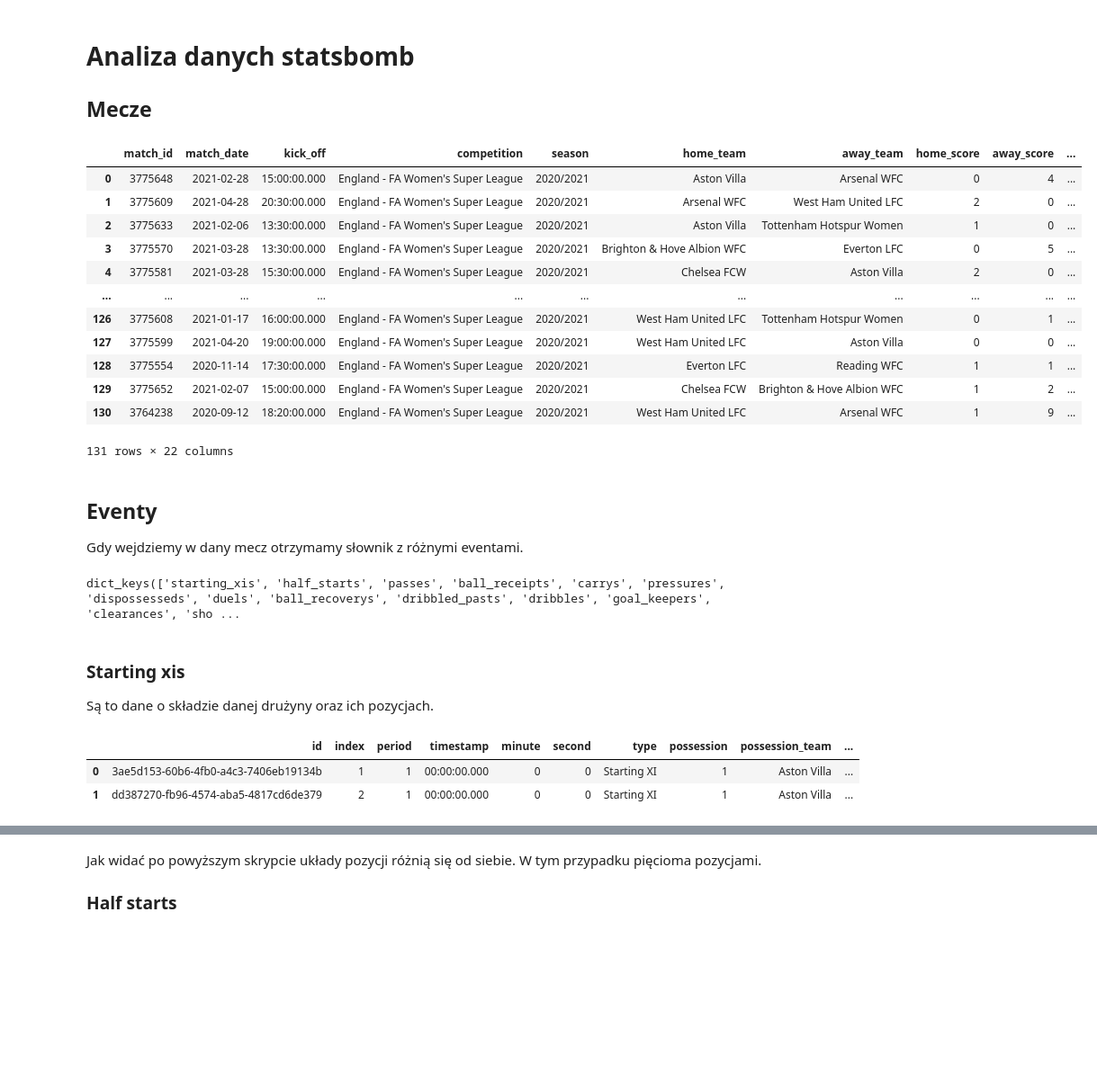
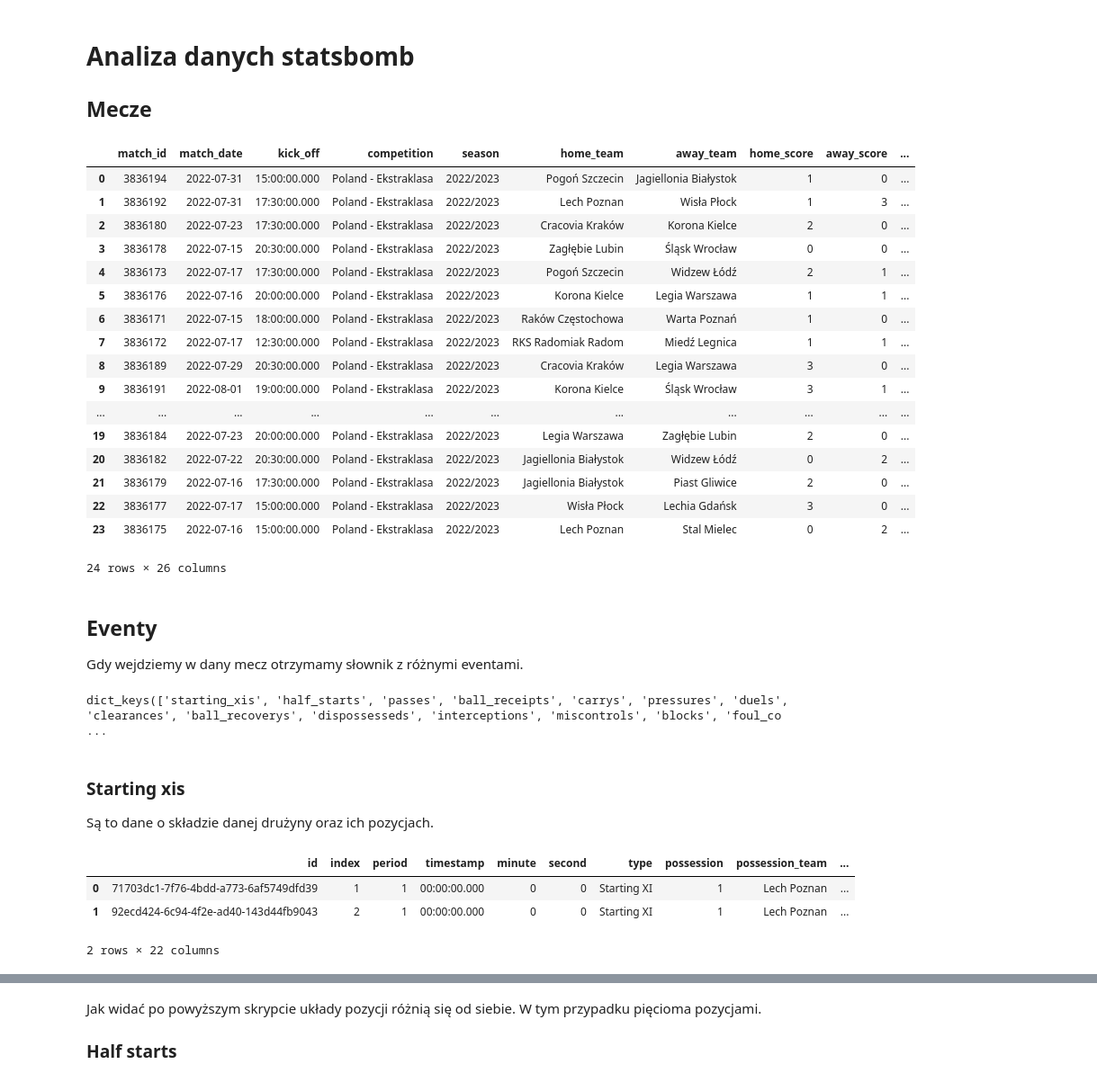
Before and after one commit to mattyl006/sport-data-science, a Jupyter notebook: help/docs/analysis_statsbomb_data.ipynb, the cells around one changed output, grey strips where cells are left out. Shown at 90% size. Drawn from its saved outputs; the diff is of its cells as text; code cells hidden in the pictures; blank space fills up the shorter version.

```diff
--- a/help/docs/analysis_statsbomb_data.ipynb
+++ b/help/docs/analysis_statsbomb_data.ipynb
@@ -5,45 +5,52 @@
 # %%
 import numpy as np
 import pandas as pd
 from statsbombpy import sb
 
 competitions = sb.competitions()
-matches = sb.matches(competition_id=37, season_id=90)
+matches = sb.matches(competition_id=38, season_id=235)
 matches
 # %% [output]
 |  | match_id | match_date | kick_off | competition | season | home_team | away_team | home_score | away_score | ... |
-| 0 | 3775648 | 2021-02-28 | 15:00:00.000 | England - FA Women's Super League | 2020/2021 | Aston Villa | Arsenal WFC | 0 | 4 | ... |
-| 1 | 3775609 | 2021-04-28 | 20:30:00.000 | England - FA Women's Super League | 2020/2021 | Arsenal WFC | West Ham United LFC | 2 | 0 | ... |
-| 2 | 3775633 | 2021-02-06 | 13:30:00.000 | England - FA Women's Super League | 2020/2021 | Aston Villa | Tottenham Hotspur Women | 1 | 0 | ... |
-| 3 | 3775570 | 2021-03-28 | 13:30:00.000 | England - FA Women's Super League | 2020/2021 | Brighton & Hove Albion WFC | Everton LFC | 0 | 5 | ... |
-| 4 | 3775581 | 2021-03-28 | 15:30:00.000 | England - FA Women's Super League | 2020/2021 | Chelsea FCW | Aston Villa | 2 | 0 | ... |
+| 0 | 3836194 | 2022-07-31 | 15:00:00.000 | Poland - Ekstraklasa | 2022/2023 | Pogoń Szczecin | Jagiellonia Białystok | 1 | 0 | ... |
+| 1 | 3836192 | 2022-07-31 | 17:30:00.000 | Poland - Ekstraklasa | 2022/2023 | Lech Poznan | Wisła Płock | 1 | 3 | ... |
+| 2 | 3836180 | 2022-07-23 | 17:30:00.000 | Poland - Ekstraklasa | 2022/2023 | Cracovia Kraków | Korona Kielce | 2 | 0 | ... |
+| 3 | 3836178 | 2022-07-15 | 20:30:00.000 | Poland - Ekstraklasa | 2022/2023 | Zagłębie Lubin | Śląsk Wrocław | 0 | 0 | ... |
+| 4 | 3836173 | 2022-07-17 | 17:30:00.000 | Poland - Ekstraklasa | 2022/2023 | Pogoń Szczecin | Widzew Łódź | 2 | 1 | ... |
+| 5 | 3836176 | 2022-07-16 | 20:00:00.000 | Poland - Ekstraklasa | 2022/2023 | Korona Kielce | Legia Warszawa | 1 | 1 | ... |
+| 6 | 3836171 | 2022-07-15 | 18:00:00.000 | Poland - Ekstraklasa | 2022/2023 | Raków Częstochowa | Warta Poznań | 1 | 0 | ... |
+| 7 | 3836172 | 2022-07-17 | 12:30:00.000 | Poland - Ekstraklasa | 2022/2023 | RKS Radomiak Radom | Miedź Legnica | 1 | 1 | ... |
+| 8 | 3836189 | 2022-07-29 | 20:30:00.000 | Poland - Ekstraklasa | 2022/2023 | Cracovia Kraków | Legia Warszawa | 3 | 0 | ... |
+| 9 | 3836191 | 2022-08-01 | 19:00:00.000 | Poland - Ekstraklasa | 2022/2023 | Korona Kielce | Śląsk Wrocław | 3 | 1 | ... |
 | ... | ... | ... | ... | ... | ... | ... | ... | ... | ... | ... |
-| 126 | 3775608 | 2021-01-17 | 16:00:00.000 | England - FA Women's Super League | 2020/2021 | West Ham United LFC | Tottenham Hotspur Women | 0 | 1 | ... |
-| 127 | 3775599 | 2021-04-20 | 19:00:00.000 | England - FA Women's Super League | 2020/2021 | West Ham United LFC | Aston Villa | 0 | 0 | ... |
-| 128 | 3775554 | 2020-11-14 | 17:30:00.000 | England - FA Women's Super League | 2020/2021 | Everton LFC | Reading WFC | 1 | 1 | ... |
-| 129 | 3775652 | 2021-02-07 | 15:00:00.000 | England - FA Women's Super League | 2020/2021 | Chelsea FCW | Brighton & Hove Albion WFC | 1 | 2 | ... |
-| 130 | 3764238 | 2020-09-12 | 18:20:00.000 | England - FA Women's Super League | 2020/2021 | West Ham United LFC | Arsenal WFC | 1 | 9 | ... |
+| 19 | 3836184 | 2022-07-23 | 20:00:00.000 | Poland - Ekstraklasa | 2022/2023 | Legia Warszawa | Zagłębie Lubin | 2 | 0 | ... |
+| 20 | 3836182 | 2022-07-22 | 20:30:00.000 | Poland - Ekstraklasa | 2022/2023 | Jagiellonia Białystok | Widzew Łódź | 0 | 2 | ... |
+| 21 | 3836179 | 2022-07-16 | 17:30:00.000 | Poland - Ekstraklasa | 2022/2023 | Jagiellonia Białystok | Piast Gliwice | 2 | 0 | ... |
+| 22 | 3836177 | 2022-07-17 | 15:00:00.000 | Poland - Ekstraklasa | 2022/2023 | Wisła Płock | Lechia Gdańsk | 3 | 0 | ... |
+| 23 | 3836175 | 2022-07-16 | 15:00:00.000 | Poland - Ekstraklasa | 2022/2023 | Lech Poznan | Stal Mielec | 0 | 2 | ... |
-131 rows × 22 columns
+24 rows × 26 columns
 # %% [markdown]
 ## Eventy
 
 Gdy wejdziemy w dany mecz otrzymamy słownik z różnymi eventami.
 # %%
-events = sb.events(match_id=3775648, split=True, flatten_attrs=False)
+LECH_EXAMPLE_MATCH_ID = 3836192
+events = sb.events(match_id=LECH_EXAMPLE_MATCH_ID, split=True, flatten_attrs=False)
 events.keys()
 # %% [output]
-dict_keys(['starting_xis', 'half_starts', 'passes', 'ball_receipts', 'carrys', 'pressures', 'dispossesseds', 'duels', 'ball_recoverys', 'dribbled_pasts', 'dribbles', 'goal_keepers', 'clearances', 'sho ...
+dict_keys(['starting_xis', 'half_starts', 'passes', 'ball_receipts', 'carrys', 'pressures', 'duels', 'clearances', 'ball_recoverys', 'dispossesseds', 'interceptions', 'miscontrols', 'blocks', 'foul_co ...
 # %% [markdown]
 ### Starting xis
 
 Są to dane o składzie danej drużyny oraz ich pozycjach.
 # %%
-starting_xis = sb.events(match_id=3775648, split=True, flatten_attrs=False)["starting_xis"]
+starting_xis = events["starting_xis"]
 starting_xis
 # %% [output]
 |  | id | index | period | timestamp | minute | second | type | possession | possession_team | ... |
-| 0 | 3ae5d153-60b6-4fb0-a4c3-7406eb19134b | 1 | 1 | 00:00:00.000 | 0 | 0 | Starting XI | 1 | Aston Villa | ... |
-| 1 | dd387270-fb96-4574-aba5-4817cd6de379 | 2 | 1 | 00:00:00.000 | 0 | 0 | Starting XI | 1 | Aston Villa | ... |
+| 0 | 71703dc1-7f76-4bdd-a773-6af5749dfd39 | 1 | 1 | 00:00:00.000 | 0 | 0 | Starting XI | 1 | Lech Poznan | ... |
+| 1 | 92ecd424-6c94-4f2e-ad40-143d44fb9043 | 2 | 1 | 00:00:00.000 | 0 | 0 | Starting XI | 1 | Lech Poznan | ... |
+2 rows × 22 columns
 # %%
 print(starting_xis["tactics"][0])
 positions_1 = {'G', 'RCB', 'CB', 'LCB', 'RWB', 'LWB', 'CDM', 'RCM', 'LCM', 'RCF', 'LCF'}
```
Also changed, not shown: parts of 57 cells of this notebook, 2 other files.
